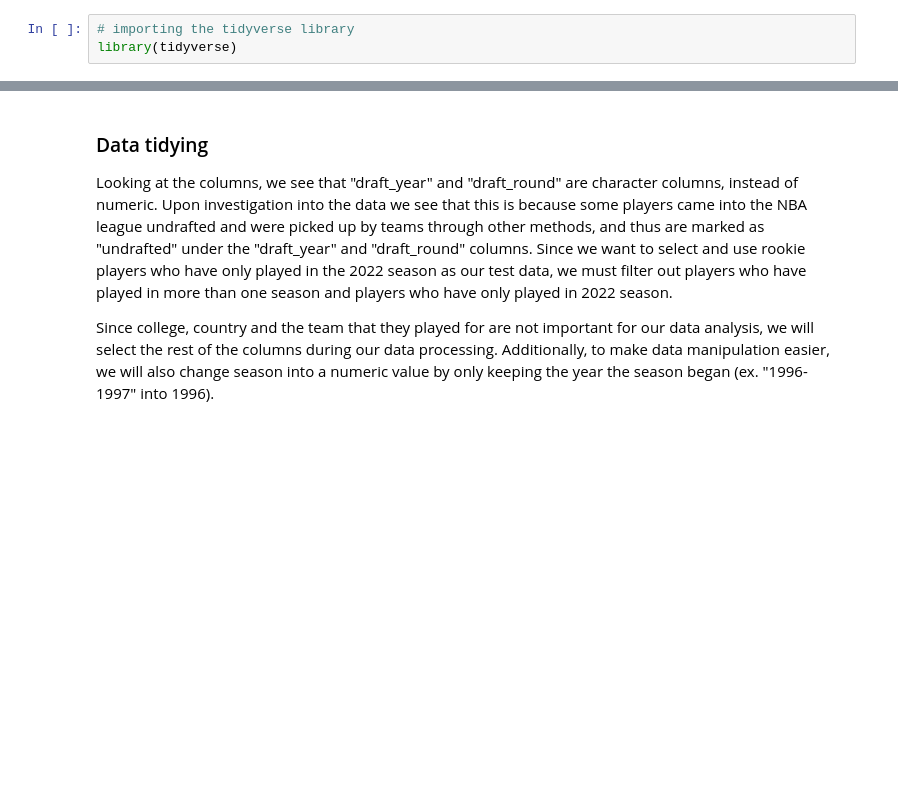
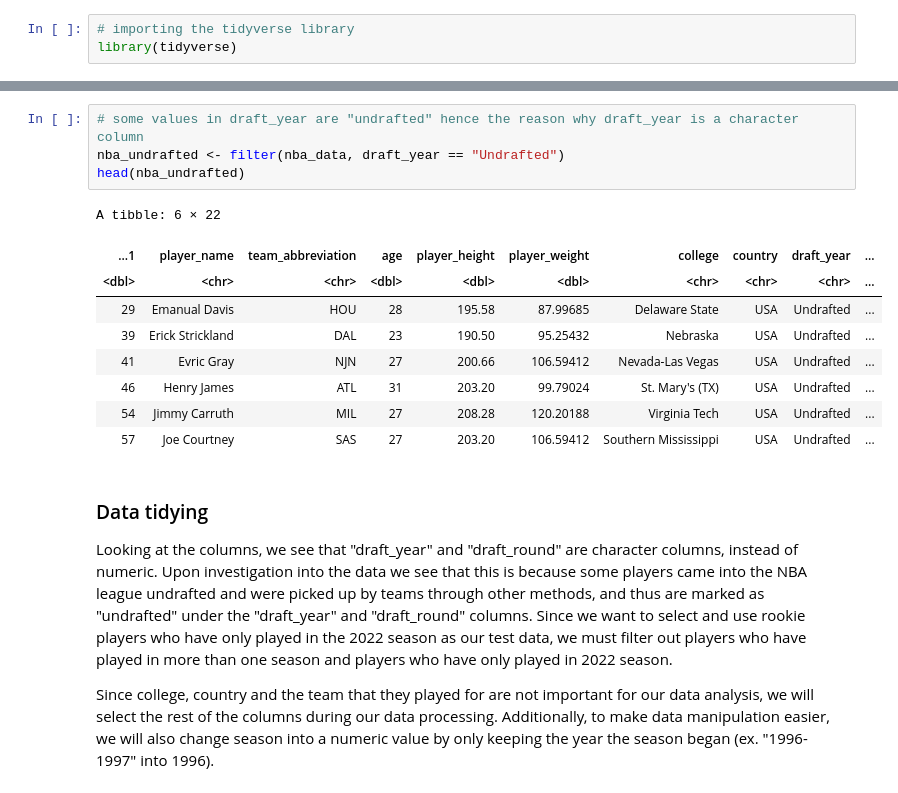
Before and after one commit to notjamesw/Group_Project_DSCI100, a Jupyter notebook: Project Proposal.ipynb, the cells around one changed output, grey strips where cells are left out. Drawn from its saved outputs; the diff is of its cells as text; blank space fills up the shorter version.

```diff
--- a/Project Proposal.ipynb
+++ b/Project Proposal.ipynb
@@ -71,6 +71,20 @@ A tibble: 6 × 22
 | 3 | George McCloud | LAL | 30 | 203.20 | 102.05820 | Florida State | USA | 1989 | ... |
 | 4 | George Zidek | DEN | 23 | 213.36 | 119.74829 | UCLA | USA | 1995 | ... |
 | 5 | Gerald Wilkins | ORL | 33 | 198.12 | 102.05820 | Tennessee-Chattanooga | USA | 1985 | ... |
+# %%
+# some values in draft_year are "undrafted" hence the reason why draft_year is a character column
+nba_undrafted <- filter(nba_data, draft_year == "Undrafted")
+head(nba_undrafted)
+# %% [output]
+A tibble: 6 × 22
+| ...1 | player_name | team_abbreviation | age | player_height | player_weight | college | country | draft_year | ... |
+| <dbl> | <chr> | <chr> | <dbl> | <dbl> | <dbl> | <chr> | <chr> | <chr> | ... |
+| 29 | Emanual Davis | HOU | 28 | 195.58 | 87.99685 | Delaware State | USA | Undrafted | ... |
+| 39 | Erick Strickland | DAL | 23 | 190.50 | 95.25432 | Nebraska | USA | Undrafted | ... |
+| 41 | Evric Gray | NJN | 27 | 200.66 | 106.59412 | Nevada-Las Vegas | USA | Undrafted | ... |
+| 46 | Henry James | ATL | 31 | 203.20 | 99.79024 | St. Mary's (TX) | USA | Undrafted | ... |
+| 54 | Jimmy Carruth | MIL | 27 | 208.28 | 120.20188 | Virginia Tech | USA | Undrafted | ... |
+| 57 | Joe Courtney | SAS | 27 | 203.20 | 106.59412 | Southern Mississippi | USA | Undrafted | ... |
 # %% [markdown]
 ### Data tidying ###
 Looking at the columns, we see that "draft_year" and "draft_round" are character columns, instead of numeric. Upon investigation into the data we see that this is because some players came into the NBA league undrafted and were picked up by teams through other methods, and thus are marked as "undrafted" under the "draft_year" and "draft_round" columns. Since we want to select and use rookie players who have only played in the 2022 season as our test data, we must filter out players who have played in more than one season and players who have only played in 2022 season.
```
Also changed, not shown: parts of 5 cells of this notebook.
